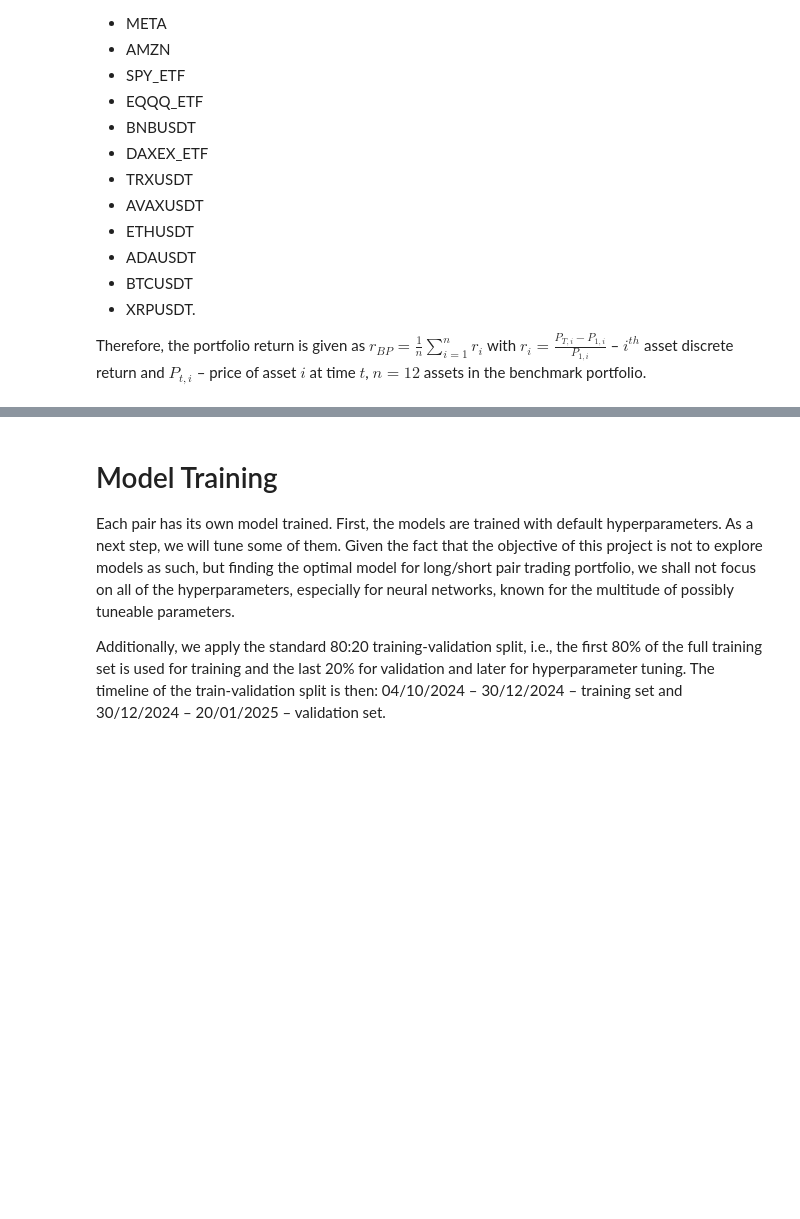
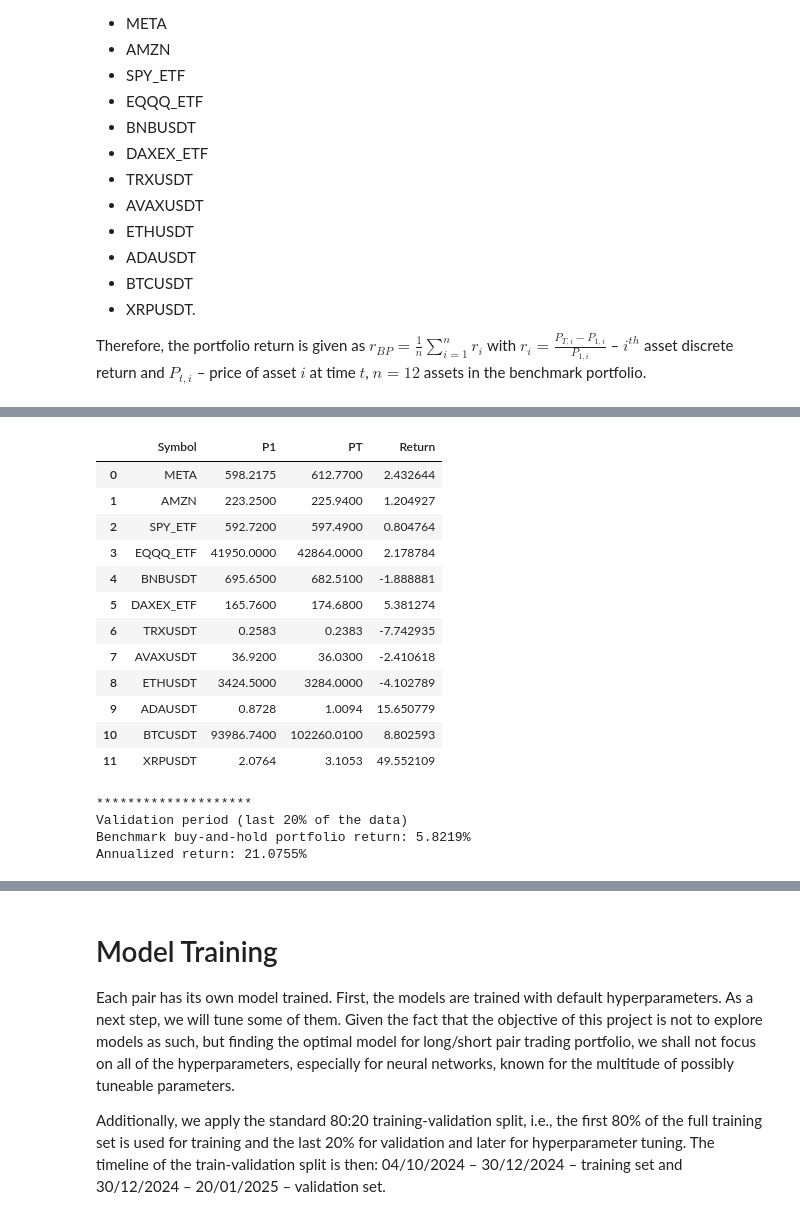
Before and after one commit to nite4/mscfe-masters-project, a Jupyter notebook: src/modeling.ipynb, the cells around one changed output, grey strips where cells are left out. Cells and saved outputs as stored; diff of their text form; code cells hidden in the pictures; blank space fills up the shorter version.

```diff
--- a/src/modeling.ipynb
+++ b/src/modeling.ipynb
@@ -213,0 +212,46 @@ The benchmark buy-and-hold portfolio in the training period from 04/10/2024 to 2
+# %%
+asset_returns = []
+
+# Calculate each asset's return
+for ticker in unique_tickers:
+    sub_df = df_full[df_full['Symbol']==ticker].copy()
+    sub_df = sub_df.iloc[int(0.8*len(sub_df)):]
+    sub_df['OpenTime'] = pd.to_datetime(sub_df['OpenTime'])
+    sub_df= sub_df.set_index('OpenTime')
+    sub_df = sub_df.sort_index()
+    sub_df = sub_df['Close']
+    p1 = sub_df.iloc[0]
+    pT = sub_df.iloc[-1]
+    r_i = (pT-p1)/p1*100
+    asset_returns.append({'Symbol': ticker, 'P1': p1, 'PT': pT, 'Return':r_i})
+
+benchmark_return = pd.DataFrame(asset_returns)
+display(benchmark_return)
+average_return = benchmark_return['Return'].mean()
+
+# Annualize the return
+number_of_days = (pd.to_datetime(df_full['OpenTime'].max())
+                  - pd.to_datetime(df_full['OpenTime'].min())).days
+annualized_return = (1+average_return/100)**(365/number_of_days) - 1
+
+print('********************\nValidation period (last 20% of the data)')
+print(f'Benchmark buy-and-hold portfolio return: {round(average_return, 4)}%')
+print(f'Annualized return: {round(annualized_return*100, 4)}%')
+# %% [output]
+|  | Symbol | P1 | PT | Return |
+| 0 | META | 598.2175 | 612.7700 | 2.432644 |
+| 1 | AMZN | 223.2500 | 225.9400 | 1.204927 |
+| 2 | SPY_ETF | 592.7200 | 597.4900 | 0.804764 |
+| 3 | EQQQ_ETF | 41950.0000 | 42864.0000 | 2.178784 |
+| 4 | BNBUSDT | 695.6500 | 682.5100 | -1.888881 |
+| 5 | DAXEX_ETF | 165.7600 | 174.6800 | 5.381274 |
+| 6 | TRXUSDT | 0.2583 | 0.2383 | -7.742935 |
+| 7 | AVAXUSDT | 36.9200 | 36.0300 | -2.410618 |
+| 8 | ETHUSDT | 3424.5000 | 3284.0000 | -4.102789 |
+| 9 | ADAUSDT | 0.8728 | 1.0094 | 15.650779 |
+| 10 | BTCUSDT | 93986.7400 | 102260.0100 | 8.802593 |
+| 11 | XRPUSDT | 2.0764 | 3.1053 | 49.552109 |
+********************
+Validation period (last 20% of the data)
+Benchmark buy-and-hold portfolio return: 5.8219%
+Annualized return: 21.0755%
```
Also changed, not shown: parts of 5 cells of this notebook.
